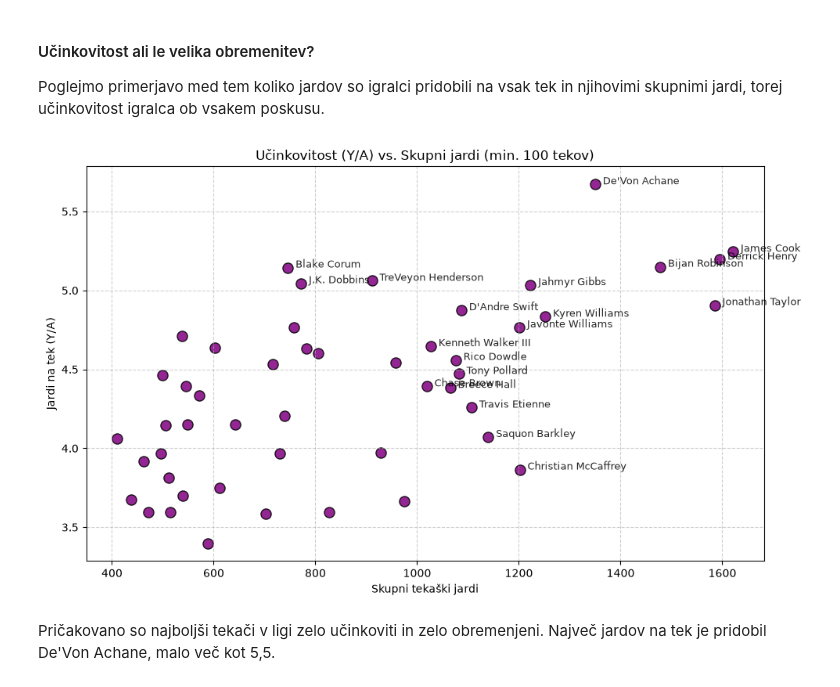
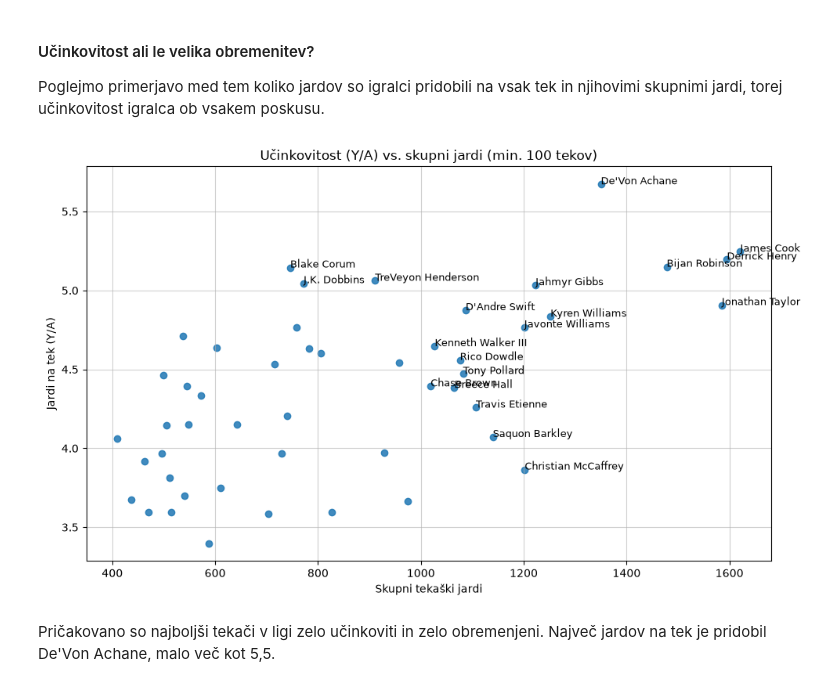
Before and after one commit to tiborprosen/UVP_projektna, a Jupyter notebook: analiza.ipynb, the cells around one changed output. Drawn from its saved outputs; the diff is of its cells as text; code cells hidden in the pictures.

```diff
--- a/analiza.ipynb
+++ b/analiza.ipynb
@@ -89,14 +111,11 @@ Na grafu izstopa Matthew Stafford, ki je bil razglašen za najboljšega igralca
 #### Agresivnost
 Obstajajo različni tipi podajalcev. Taki, ki igrajo bolj konzervativno in taki, ki agresivno napadajo nove jarde. Poglejmo podajalce z največ jardov na met. Omejimo z vsaj 200 poskusov podaj.
 # %%
-qbji = df[df["passing_att"] >= 200].copy()  # filter, da izlocimo rezervne QB-je z majhnim vzorcem
-qbji["yards_per_att"] = qbji["passing_yards"] / qbji["passing_att"]
+qbji = df[(df["pozicija"] == "QB") & (df["passing_att"] >= 200)].copy()
+top_yA = qbji.sort_values("yards_per_att", ascending=False).head(10).reset_index(drop=True)
+top_yA.index += 1
 
-top_yA = qbji.sort_values("yards_per_att", ascending=False).head(10)
-top_yA = top_yA.reset_index(drop=True)
-top_yA.index = top_yA.index + 1
-
-display(top_yA[["igralec", "ekipa", "passing_att", "passing_yards", "passing_td", "yards_per_att"]])
+display(top_yA[[ "igralec", "ekipa", "passing_att","passing_yards", "passing_td", "yards_per_att"]])
 # %% [output]
 |  | igralec | ekipa | passing_att | passing_yards | passing_td | yards_per_att |
 | 1 | Drake Maye | NWE | 492 | 4394 | 31 | 8.930894 |
@@ -112,23 +131,21 @@ display(top_yA[["igralec", "ekipa", "passing_att", "passing_yards", "passing_td"
 # %% [markdown]
 Primerjajmo zdaj te rezultate s odstotkom touchdownov.
 # %%
-qbji["td_rate"] = qbji["passing_td"] / qbji["passing_att"] * 100
-
 korelacija = qbji["yards_per_att"].corr(qbji["td_rate"])
 
 plt.figure(figsize=(10, 6))
-plt.scatter(qbji["yards_per_att"], qbji["td_rate"], alpha=0.6, color="darkgreen")
+plt.scatter(qbji["yards_per_att"], qbji["td_rate"], alpha=0.6)
 
 for _, vrstica in top_yA.iterrows():
     plt.annotate(
         vrstica["igralec"],
-        (vrstica["yards_per_att"], vrstica["passing_td"] / vrstica["passing_att"] * 100),
+        (vrstica["yards_per_att"], vrstica["td_rate"]),
         textcoords="offset points", xytext=(5, 5), fontsize=8
     )
 
 plt.xlabel("Jardi na poskus (Y/A)")
 plt.ylabel("TD rate (%)")
-plt.title(f"Y/A vs. TD rate")
+plt.title(f"Y/A vs. TD rate (korelacija: {korelacija:.2f})")
 plt.grid(True, alpha=0.3)
 plt.tight_layout()
 plt.show()
@@ -168,24 +185,26 @@ Primarna naloga tekačev je pridobitev jardov s tekom (rushing yards). Največ j
 Poglejmo primerjavo med tem koliko jardov so igralci pridobili na vsak tek in njihovimi skupnimi jardi, torej učinkovitost igralca ob vsakem poskusu.
 # %%
 rb_analiza = df[(df["pozicija"] == "RB") & (df["rushing_att"] >= 100)].copy()
-rb_analiza["jardi_na_tek"] = rb_analiza["rushing_yards"] / rb_analiza["rushing_att"]
 
 plt.figure(figsize=(10, 6))
-plt.scatter(rb_analiza["rushing_yards"], rb_analiza["jardi_na_tek"], color="purple", s=90, edgecolors="black", alpha=0.85)
+plt.scatter(rb_analiza["rushing_yards"], rb_analiza["jardi_na_tek"], alpha=0.85)
 
-plt.title("Učinkovitost (Y/A) vs. Skupni jardi (min. 100 tekov)")
+for _, vrstica in rb_analiza.iterrows():
+    if vrstica["rushing_yards"] > 1000 or vrstica["jardi_na_tek"] > 5:
+        plt.annotate(
+            vrstica["igralec"],
+            (vrstica["rushing_yards"], vrstica["jardi_na_tek"]),
+            fontsize=9
+        )
+
+plt.title("Učinkovitost (Y/A) vs. skupni jardi (min. 100 tekov)")
 plt.xlabel("Skupni tekaški jardi")
 plt.ylabel("Jardi na tek (Y/A)")
-plt.grid(True, linestyle="--", alpha=0.6)
-
-for i, row in rb_analiza.iterrows():
-    if row["rushing_yards"] > 1000 or row["jardi_na_tek"] > 5.0:
-        plt.annotate(row["igralec"], (row["rushing_yards"] + 15, row["jardi_na_tek"]), fontsize=9, alpha=0.85)
-
+plt.grid(True, alpha=0.6)
 plt.tight_layout()
 plt.show()
 # %% [output]
-[figure, old version]
+[figure, new version]
 # %% [markdown]
 Pričakovano so najboljši tekači v ligi zelo učinkoviti in zelo obremenjeni. Največ jardov na tek je pridobil De'Von Achane, malo več kot 5,5.
 # %% [markdown]
```
Also changed, not shown: parts of 10 cells of this notebook.
